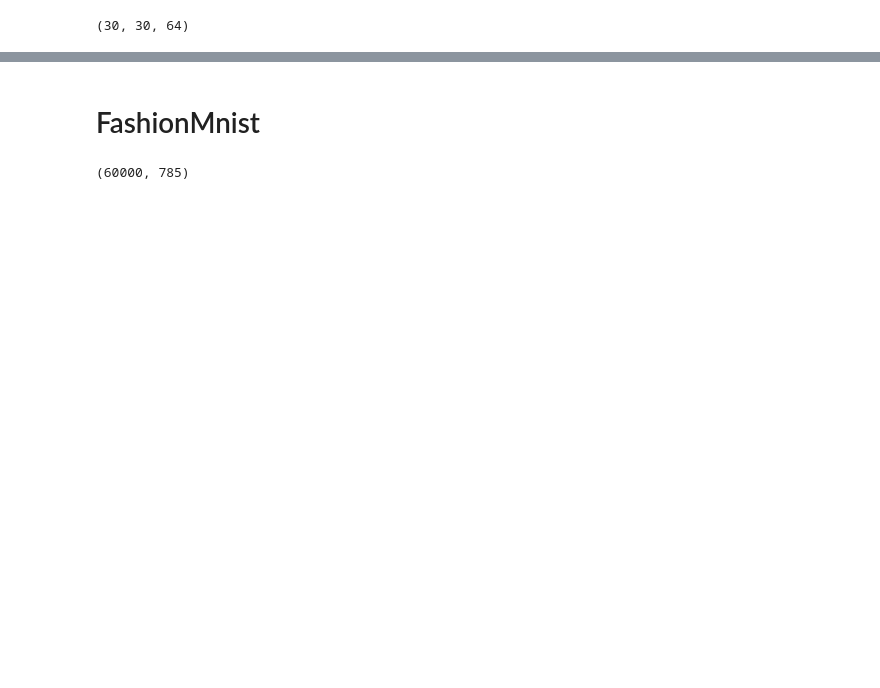
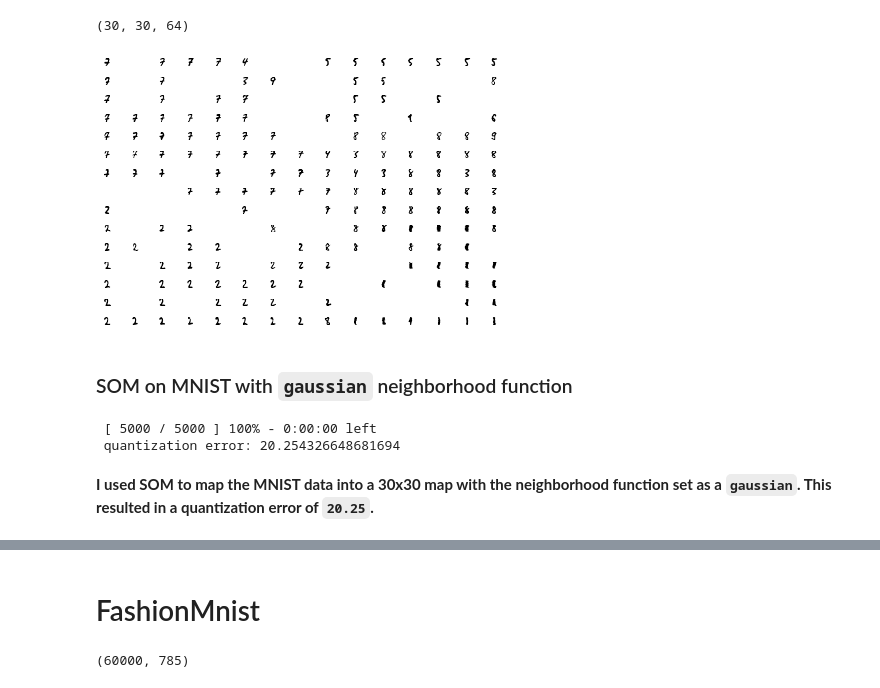
Before and after one commit to moaaztaha/PCA-SOM-ANN, a Jupyter notebook: SOM.ipynb, the cells around one changed output, grey strips where cells are left out. Drawn from its saved outputs; the diff is of its cells as text; code cells hidden in the pictures; blank space fills up the shorter version.

```diff
--- a/SOM.ipynb
+++ b/SOM.ipynb
@@ -70,3 +77,33 @@ plt.show()
 som.get_weights().shape
 # %% [output]
 (30, 30, 64)
+# %%
+cnt = 0
+for j in reversed(range(15)):  # images mosaic
+    for i in range(15):
+        plt.subplot(15, 15, cnt+1, frameon=False,  xticks=[],  yticks=[])
+        if (i, j) in wmap:
+            plt.imshow(digits.images[wmap[(i, j)]],
+                       cmap='Greys', interpolation='nearest')
+        else:
+            plt.imshow(np.zeros((8, 8)),  cmap='Greys')
+        cnt = cnt + 1
+
+plt.tight_layout()
+plt.savefig('som_digts_imgs.png')
+plt.show()
+# %% [output]
+[figure, added]
+# %% [markdown]
+### SOM on MNIST with `gaussian` neighborhood function
+# %%
+# SOM with 30x30 map
+som = MiniSom(30, 30, 64, sigma=4, learning_rate=0.5)
+som.pca_weights_init(data)
+som.train(data, 5000, random_order=True, verbose=True)
+# %% [output]
+ [ 5000 / 5000 ] 100% - 0:00:00 left
+ quantization error: 20.254326648681694
+# %% [markdown]
+**I used SOM to map the MNIST data into a 30x30 map with the neighborhood function set as a
+`gaussian`. This resulted in a quantization error of `20.25`.**
```
Also changed, not shown: parts of 27 cells of this notebook, 6 other files.
